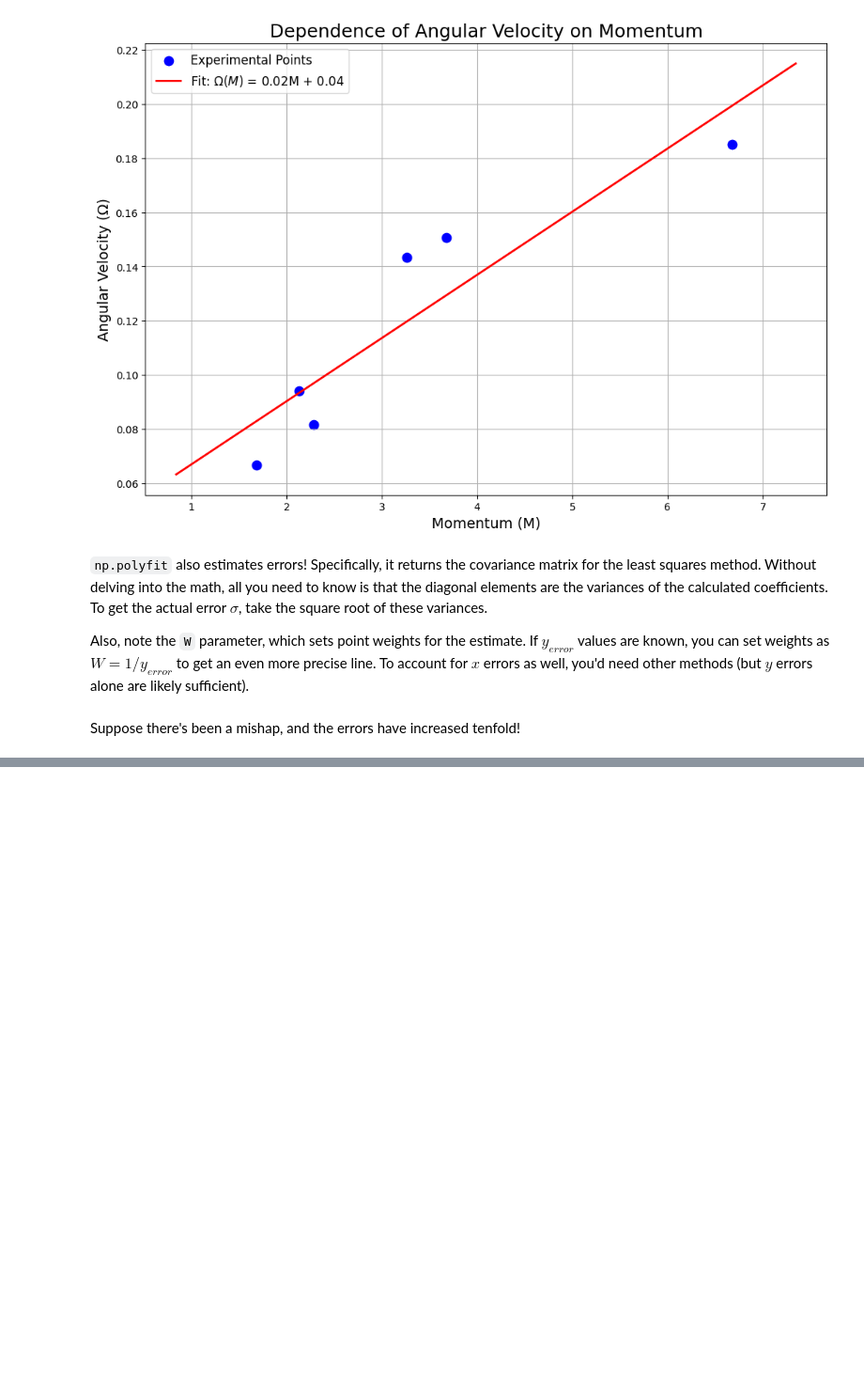
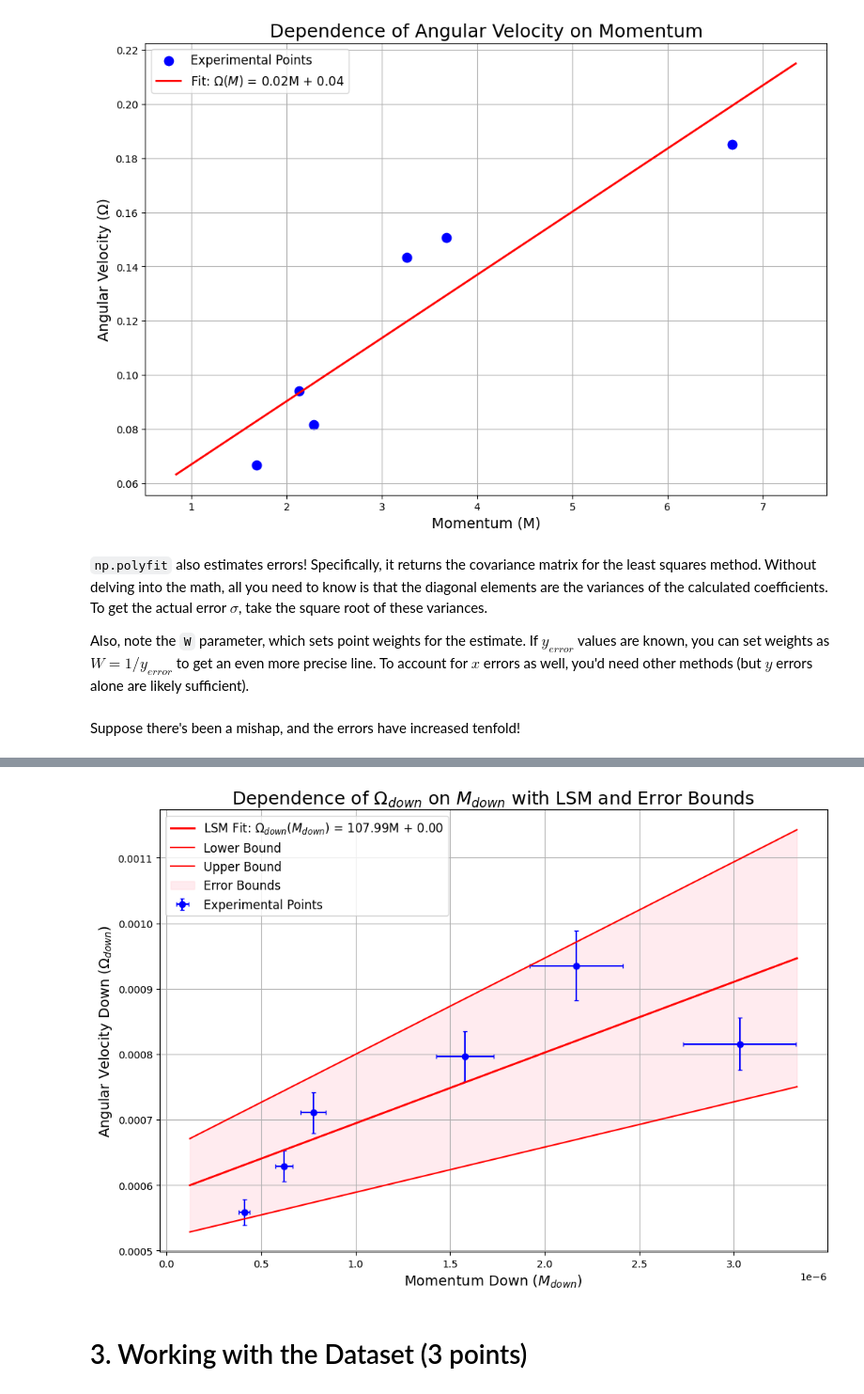
Before and after one commit to nguynntran/PYTHONPROJECT2, a Jupyter notebook: PROJECT2.ipynb, the cells around one changed output, grey strips where cells are left out. Shown at 94% size. Saved outputs shown, nothing was run; the diff lists cells and outputs as text; code cells hidden in the pictures; blank space fills up the shorter version.

```diff
--- a/PROJECT2.ipynb
+++ b/PROJECT2.ipynb
@@ -544,3 +544,5 @@ plt.show()
 Also, note the `W` parameter, which sets point weights for the estimate. If $y_{error}$ values are known, you can set weights as $W = 1 / y_{error}$ to get an even more precise line. To account for $x$ errors as well, you'd need other methods (but $y$ errors alone are likely sufficient).
 # %% [markdown]
 Suppose there's been a mishap, and the errors have increased tenfold!
+# %%
+grouped_data = data.groupby('mass')[['omega', 'omega_down', 'sigma_omega' , 'momentum', 'momentum_down', 'sigma_down', 'sigma_momentum']].mean()
@@ -547,3 +553,52 @@ Suppose there's been a mishap, and the errors have increased tenfold!
 # %%
-grouped_data['sigma_down'] *= 10
-grouped_data['sigma_momentum'] *= 10
+grouped_data['sigma_down'] = grouped_data['sigma_down'] * 10
+grouped_data['sigma_momentum'] = grouped_data['sigma_momentum'] * 10
+# %%
+omega_down_np = np.array(grouped_data['omega_down'])
+momentum_down_np = np.array(grouped_data['momentum_down'])
+
+# Perform least squares fit with covariance
+coefs, cov = np.polyfit(momentum_down_np, omega_down_np, 1, cov=True)
+
+#Calculate the square root of the diagonal elements
+lsq_stds = np.sqrt(np.diag(cov))  # [σ_k, σ_b]
+
+# Generate x values for the fitted line
+x_lsq = np.linspace(momentum_down_np.min() * 0.3, momentum_down_np.max() * 1.1, 100)
+
+# Compute the lines
+y_lsq = np.polyval(coefs, x_lsq)  # Best fit
+y_lsq_lower = np.polyval([coefs[0] - lsq_stds[0], coefs[1] - lsq_stds[1]], x_lsq)  # Lower bound
+y_lsq_upper = np.polyval([coefs[0] + lsq_stds[0], coefs[1] + lsq_stds[1]], x_lsq)  # Upper bound
+
+# Plot the results
+fig = plt.figure(figsize=(12, 8))
+
+# Plot data points with error bars
+plt.errorbar(momentum_down_np, omega_down_np,
+             xerr=grouped_data['sigma_momentum'], yerr=grouped_data['sigma_down'],
+             fmt='ro', color='blue', label='Experimental Points', capsize=2)
+
+# Plot the least squares line
+plt.plot(x_lsq, y_lsq, color='red', label=f'LSM Fit: $\\Omega_{{down}}(M_{{down}})$ = {coefs[0]:.2f}M + {coefs[1]:.2f}', linewidth=2)
+
+# Plot the lower and upper bounds
+plt.plot(x_lsq, y_lsq_lower, '-', color='red', label='Lower Bound', linewidth=1.5)
+plt.plot(x_lsq, y_lsq_upper, '-', color='red', label='Upper Bound', linewidth=1.5)
+
+# Fill the area between the bounds
+plt.fill_between(x_lsq, y_lsq_lower, y_lsq_upper, color='pink', alpha=0.3, label='Error Bounds')
+
+# Add labels, title, legend, and grid
+plt.xlabel('Momentum Down ($M_{down}$)', fontsize=14)
+plt.ylabel('Angular Velocity Down ($\\Omega_{down}$)', fontsize=14)
+plt.title('Dependence of $\\Omega_{down}$ on $M_{down}$ with LSM and Error Bounds', fontsize=18)
+plt.legend(fontsize=12)
+plt.grid(True)
+
+# Show the plot
+plt.show()
+# %% [output]
+[figure, added]
+# %% [markdown]
+# 3. Working with the Dataset (3 points)
```
Also changed, not shown: parts of 32 cells of this notebook, 1 other file.
